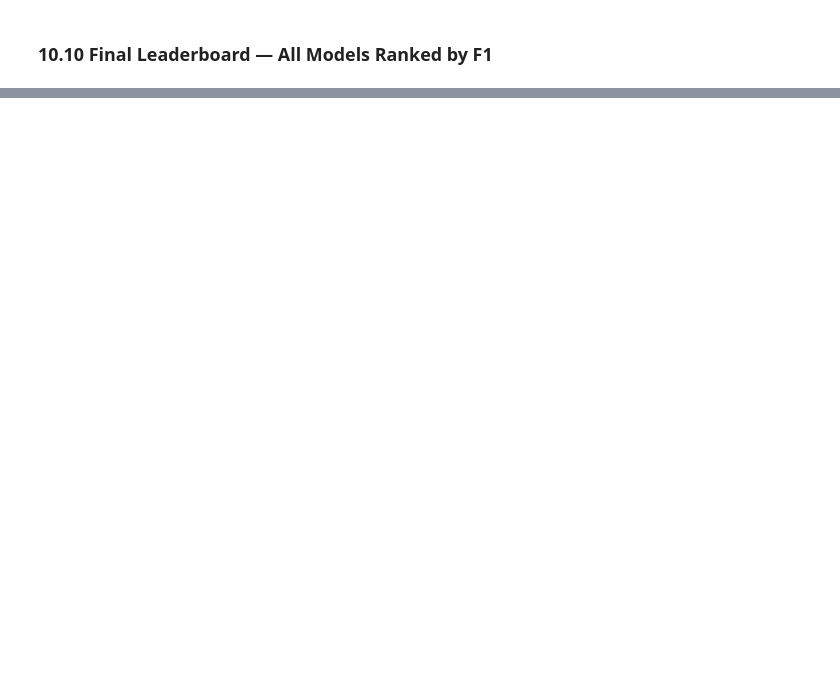
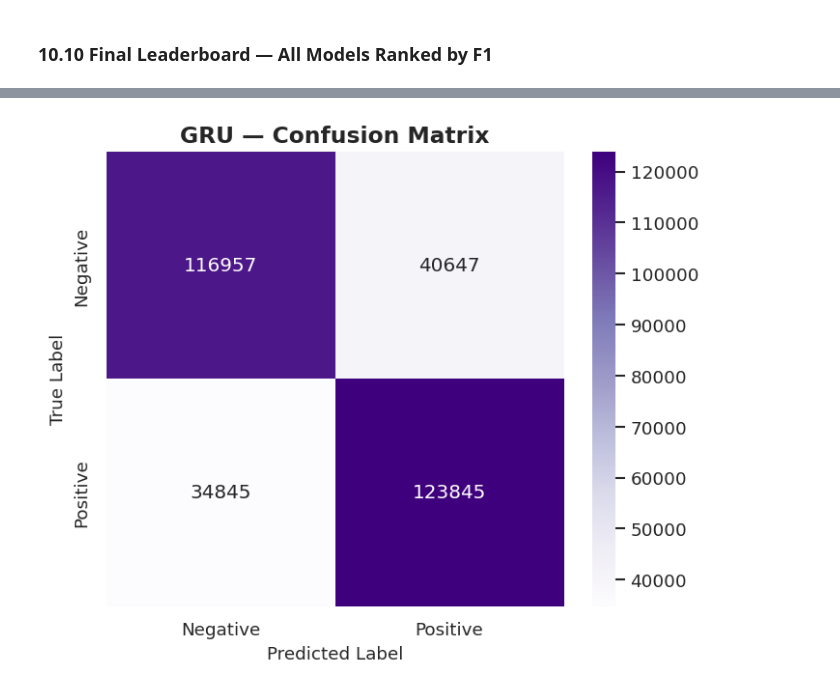
Before and after one commit to EmanEmadFarghaly/Sentiment-Fake-News-Analysis, a Jupyter notebook: sentiment.ipynb, the cells around one changed output, grey strips where cells are left out. Cells and saved outputs as stored; diff of their text form; code cells hidden in the pictures; blank space fills up the shorter version.

```diff
--- a/sentiment.ipynb
+++ b/sentiment.ipynb
@@ -2877,0 +2957,15 @@ print(f'  F1 Score           : {metrics_df.iloc[0]["F1"]:.4f}')
+# %%
+from sklearn.metrics import accuracy_score, f1_score, confusion_matrix, classification_report
+import matplotlib.pyplot as plt
+import seaborn as sns
+
+gru_proba = gru_model.predict(X_te, verbose=0).ravel()
+gru_pred  = (gru_proba > 0.5).astype(int)
+
+gru_acc = accuracy_score(y_te, gru_pred)
+gru_f1  = f1_score(y_te, gru_pred)
+
+print(f'GRU Accuracy : {gru_acc:.4f}')
+print(f'GRU F1 Score : {gru_f1:.4f}')
+print()
+print(classification_report(y_te, gru_pred, target_names=['Negative', 'Positive']))
@@ -2877,0 +2984,19 @@ print(f'  F1 Score           : {metrics_df.iloc[0]["F1"]:.4f}')
+# %%
+# Confusion Matrix
+cm_gru = confusion_matrix(y_te, gru_pred)
+
+fig, ax = plt.subplots(figsize=(6, 5))
+sns.heatmap(
+    cm_gru, annot=True, fmt='d', cmap='Purples',
+    xticklabels=['Negative', 'Positive'],
+    yticklabels=['Negative', 'Positive'],
+    ax=ax
+)
+ax.set_title('GRU — Confusion Matrix', fontsize=14, fontweight='bold')
+ax.set_xlabel('Predicted Label')
+ax.set_ylabel('True Label')
+plt.tight_layout()
+plt.savefig('plot_gru_confusion_matrix.png', bbox_inches='tight')
+plt.show()
+# %% [output]
+[figure, added]
```
Also changed, not shown: parts of 37 cells of this notebook.
